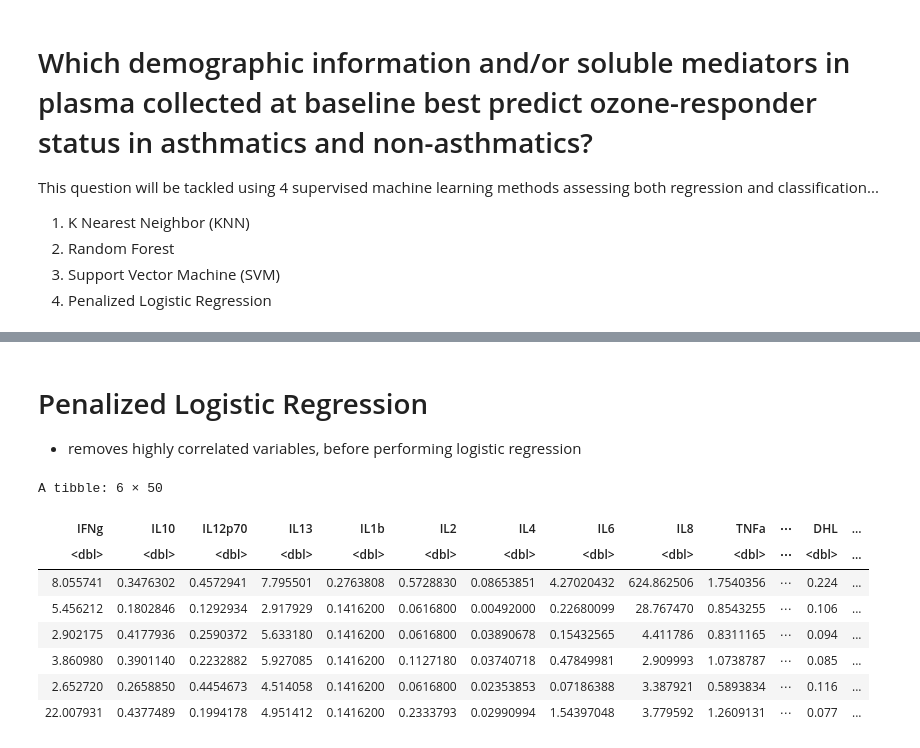
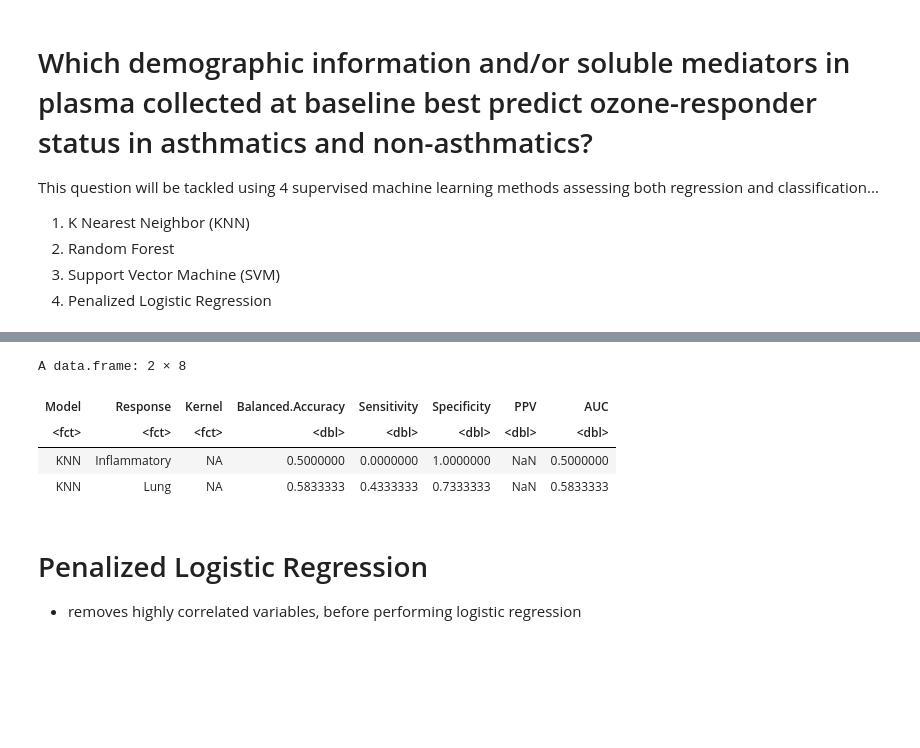
Before and after one commit to UNC-CEMALB/Ozone-exposure-is-associated-with-alterations-in-lung-and-systemic-sterol-profiles-in-healthy-and-as, a Jupyter notebook: Ozone Responder Prediction.ipynb, the cells around one changed output, grey strips where cells are left out. Saved outputs shown, nothing was run; the diff lists cells and outputs as text; code cells hidden in the pictures; blank space fills up the shorter version.

```diff
--- a/Ozone Responder Prediction.ipynb
+++ b/Ozone Responder Prediction.ipynb
@@ -608,0 +535,4 @@ The final value used for the model was k = 9.
+# %%
+#calling fn
+knn_values_inflamm_resp = knn_classification(inflamm_resp_df, "Inflammatory_Responder", "pred_Inflammatory_Responder")
+knn_values_lung_resp = knn_classification(lung_resp_df, "Lung_Responder", "pred_Lung_Responder")
@@ -609,31 +557,15 @@ The final value used for the model was k = 9.
+# %%
+#viewing results
+knn_confusion_matrix = data.frame(Model = c(rep(c("KNN Classification"), times = 2)), Response = c(rep(c("Inflammatory", "Lung"), times = 1)),
+                                 Kernel = c(rep(c("NA"), times = 2)),rbind(knn_values_inflamm_resp, knn_values_lung_resp))
+knn_confusion_matrix
+# %% [output]
+A data.frame: 2 × 8
+| Model | Response | Kernel | Balanced.Accuracy | Sensitivity | Specificity | PPV | AUC |
+| <fct> | <fct> | <fct> | <dbl> | <dbl> | <dbl> | <dbl> | <dbl> |
+| KNN | Inflammatory | NA | 0.5000000 | 0.0000000 | 1.0000000 | NaN | 0.5000000 |
+| KNN | Lung | NA | 0.5833333 | 0.4333333 | 0.7333333 | NaN | 0.5833333 |
 # %% [markdown]
 # Penalized Logistic Regression
 
 - removes highly correlated variables, before performing logistic regression
-# %%
-# penalized_df = ozone_data %>%
-#     #only interested in plasma soluble mediators (cytokines/sterols) at baseline
-#     filter(Sample_Type == "P" & Time_Point == "Pre") %>%
-#     filter(Category == "Cytokine" | Category == "Sterol" | Variable == "Neutrophils_Change") %>%
-#     select(-Sample_Type, -Time_Point, -Inflammatory_Responder, -Lung_Responder) %>%
-#     #need to remove to not have duplicate rows in wider df
-#     select(-Category) %>%
-#     pivot_wider(names_from = Variable, values_from = Value)
-
-# #removing extraneous/categorical variables
-# penalized_df = penalized_df[,5:54]
-# head(penalized_df)
-
-penalized_df = knn_inflammatory_df %>%
-    mutate(Inflammatory_Responder = ifelse(Inflammatory_Responder == "R", 1, 0))
-head(penalized_df)
-# %% [output]
-A tibble: 6 × 50
-| IFNg | IL10 | IL12p70 | IL13 | IL1b | IL2 | IL4 | IL6 | IL8 | TNFa | ⋯ | DHL | ... |
-| <dbl> | <dbl> | <dbl> | <dbl> | <dbl> | <dbl> | <dbl> | <dbl> | <dbl> | <dbl> | ⋯ | <dbl> | ... |
-| 8.055741 | 0.3476302 | 0.4572941 | 7.795501 | 0.2763808 | 0.5728830 | 0.08653851 | 4.27020432 | 624.862506 | 1.7540356 | ⋯ | 0.224 | ... |
-| 5.456212 | 0.1802846 | 0.1292934 | 2.917929 | 0.1416200 | 0.0616800 | 0.00492000 | 0.22680099 | 28.767470 | 0.8543255 | ⋯ | 0.106 | ... |
-| 2.902175 | 0.4177936 | 0.2590372 | 5.633180 | 0.1416200 | 0.0616800 | 0.03890678 | 0.15432565 | 4.411786 | 0.8311165 | ⋯ | 0.094 | ... |
-| 3.860980 | 0.3901140 | 0.2232882 | 5.927085 | 0.1416200 | 0.1127180 | 0.03740718 | 0.47849981 | 2.909993 | 1.0738787 | ⋯ | 0.085 | ... |
-| 2.652720 | 0.2658850 | 0.4454673 | 4.514058 | 0.1416200 | 0.0616800 | 0.02353853 | 0.07186388 | 3.387921 | 0.5893834 | ⋯ | 0.116 | ... |
-| 22.007931 | 0.4377489 | 0.1994178 | 4.951412 | 0.1416200 | 0.2333793 | 0.02990994 | 1.54397048 | 3.779592 | 1.2609131 | ⋯ | 0.077 | ... |
```
Also changed, not shown: parts of 19 cells of this notebook.
